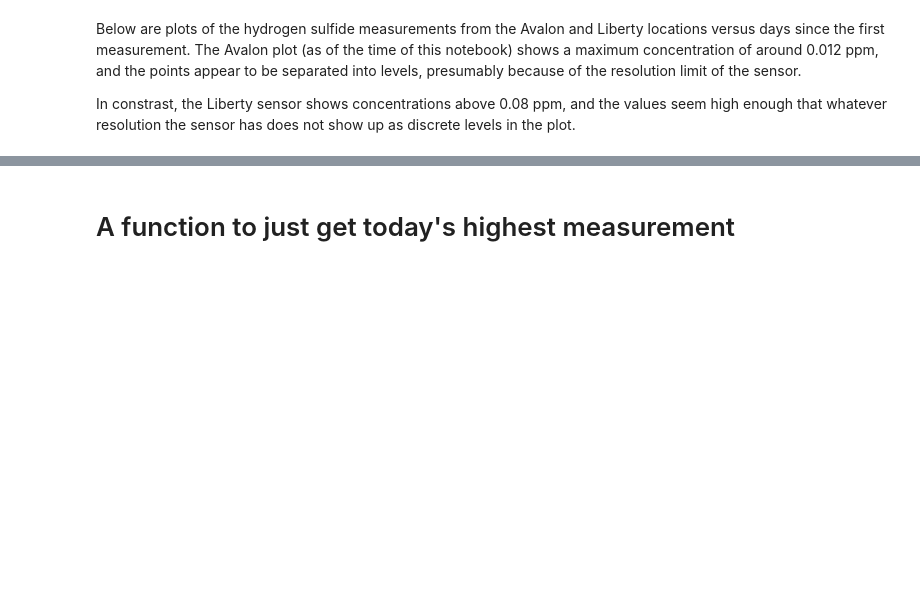
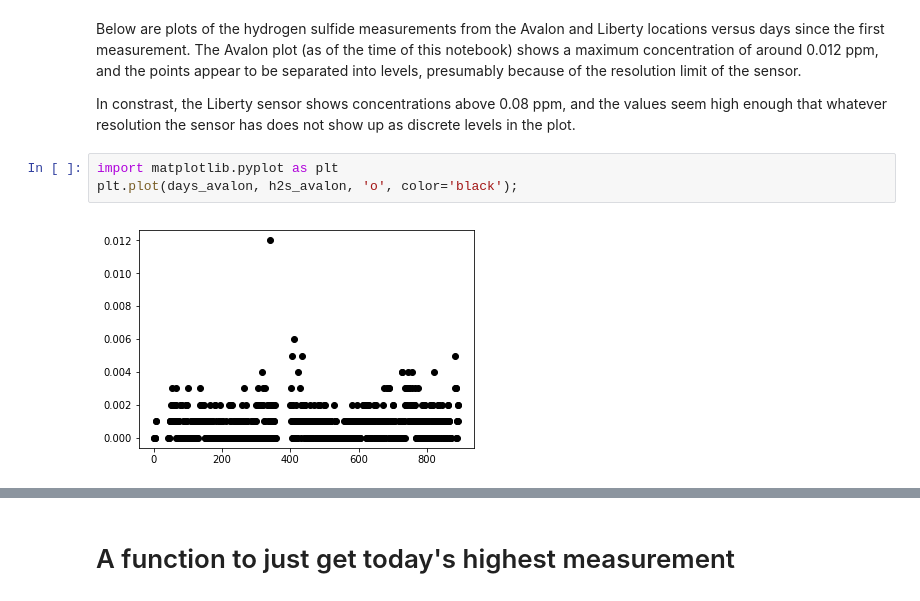
Before and after one commit to WPRDC/Jupyter-notebooks-by-dataset, a Jupyter notebook: air-quality-exploration.ipynb, the cells around one changed output, grey strips where cells are left out. Cells and saved outputs as stored; diff of their text form; blank space fills up the shorter version.

```diff
--- a/air-quality-exploration.ipynb
+++ b/air-quality-exploration.ipynb
@@ -301,3 +286,8 @@ According to [OSHA](https://www.osha.gov/SLTC/hydrogensulfide/hazards.html), con
 Below are plots of the hydrogen sulfide measurements from the Avalon and Liberty locations versus days since the first measurement. The Avalon plot (as of the time of this notebook) shows a maximum concentration of around 0.012 ppm, and the points appear to be separated into levels, presumably because of the resolution limit of the sensor.
 
 In constrast, the Liberty sensor shows concentrations above 0.08 ppm, and the values seem high enough that whatever resolution the sensor has does not show up as discrete levels in the plot.
+# %%
+import matplotlib.pyplot as plt
+plt.plot(days_avalon, h2s_avalon, 'o', color='black');
+# %% [output]
+[figure, added]
```
Also changed, not shown: parts of 15 cells of this notebook.
